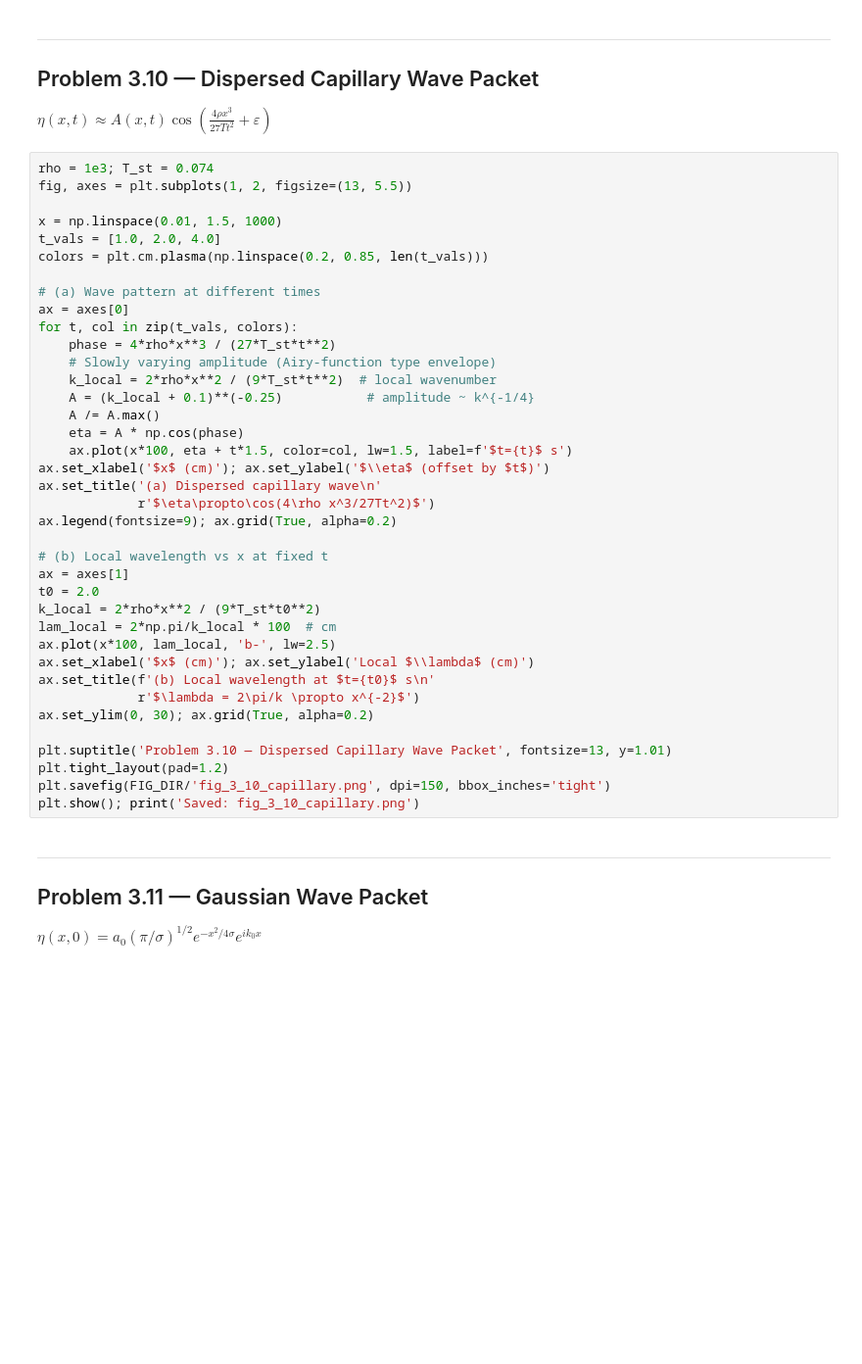
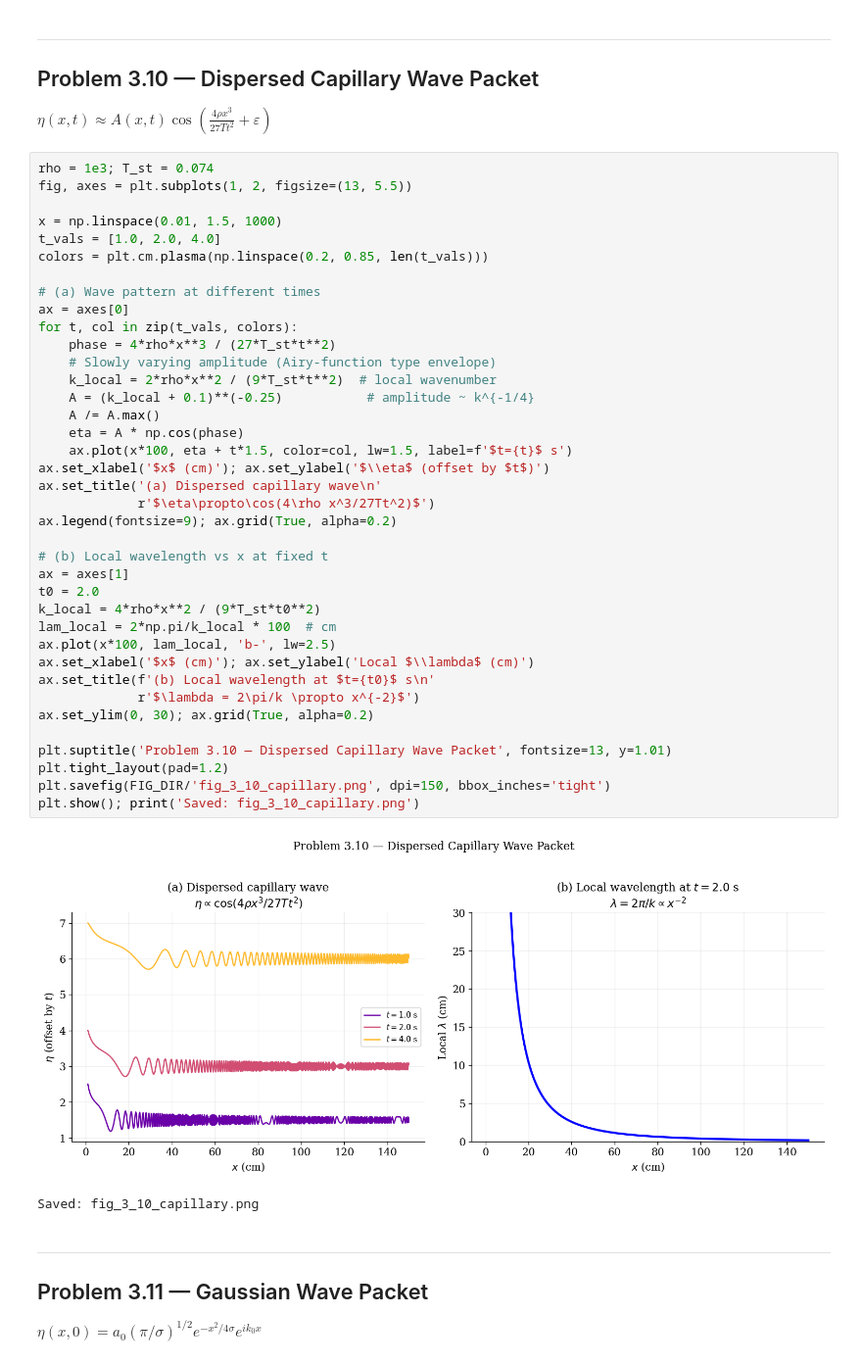
Before and after one commit to SeoulTechPSE/elementary_fluid_dynamics, a Jupyter notebook: ch03_visualizations.ipynb, the cells around one changed output. Shown at 98% size. Drawn from its saved outputs; the diff is of its cells as text; blank space fills up the shorter version.

```diff
--- a/ch03_visualizations.ipynb
+++ b/ch03_visualizations.ipynb
@@ -228,34 +240,37 @@ colors = plt.cm.plasma(np.linspace(0.2, 0.85, len(t_vals)))
 
 # (a) Wave pattern at different times
 ax = axes[0]
 for t, col in zip(t_vals, colors):
     phase = 4*rho*x**3 / (27*T_st*t**2)
     # Slowly varying amplitude (Airy-function type envelope)
     k_local = 2*rho*x**2 / (9*T_st*t**2)  # local wavenumber
     A = (k_local + 0.1)**(-0.25)           # amplitude ~ k^{-1/4}
     A /= A.max()
     eta = A * np.cos(phase)
     ax.plot(x*100, eta + t*1.5, color=col, lw=1.5, label=f'$t={t}$ s')
 ax.set_xlabel('$x$ (cm)'); ax.set_ylabel('$\\eta$ (offset by $t$)')
 ax.set_title('(a) Dispersed capillary wave\n'
              r'$\eta\propto\cos(4\rho x^3/27Tt^2)$')
 ax.legend(fontsize=9); ax.grid(True, alpha=0.2)
 
 # (b) Local wavelength vs x at fixed t
 ax = axes[1]
 t0 = 2.0
-k_local = 2*rho*x**2 / (9*T_st*t0**2)
+k_local = 4*rho*x**2 / (9*T_st*t0**2)
 lam_local = 2*np.pi/k_local * 100  # cm
 ax.plot(x*100, lam_local, 'b-', lw=2.5)
 ax.set_xlabel('$x$ (cm)'); ax.set_ylabel('Local $\\lambda$ (cm)')
 ax.set_title(f'(b) Local wavelength at $t={t0}$ s\n'
              r'$\lambda = 2\pi/k \propto x^{-2}$')
 ax.set_ylim(0, 30); ax.grid(True, alpha=0.2)
 
 plt.suptitle('Problem 3.10 — Dispersed Capillary Wave Packet', fontsize=13, y=1.01)
 plt.tight_layout(pad=1.2)
 plt.savefig(FIG_DIR/'fig_3_10_capillary.png', dpi=150, bbox_inches='tight')
 plt.show(); print('Saved: fig_3_10_capillary.png')
+# %% [output]
+[figure, added]
+Saved: fig_3_10_capillary.png
 # %% [markdown]
 ---
 ## Problem 3.11 — Gaussian Wave Packet
```
Also changed, not shown: parts of 9 cells of this notebook.
